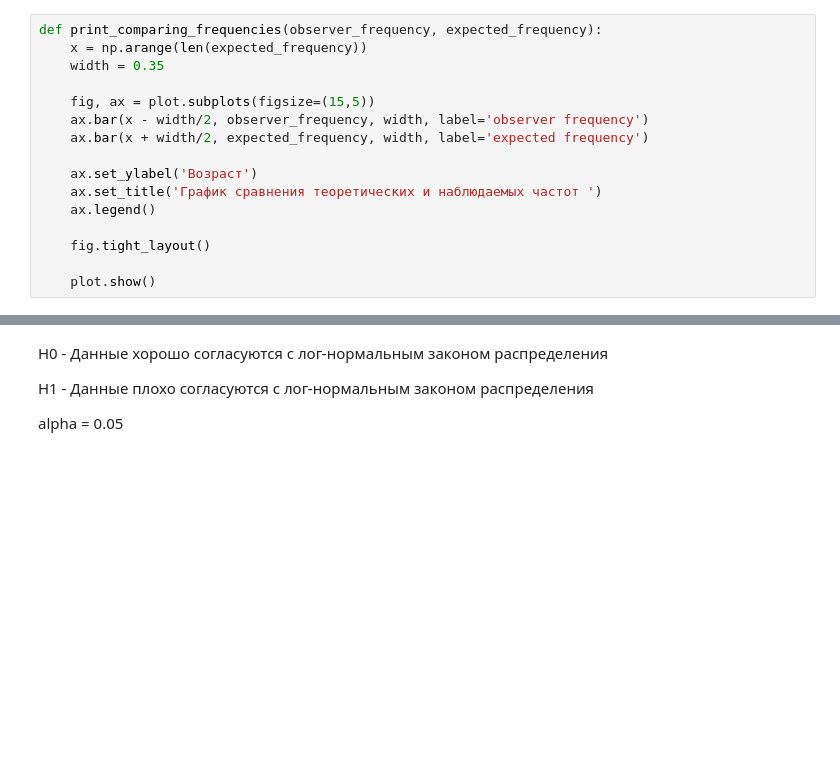
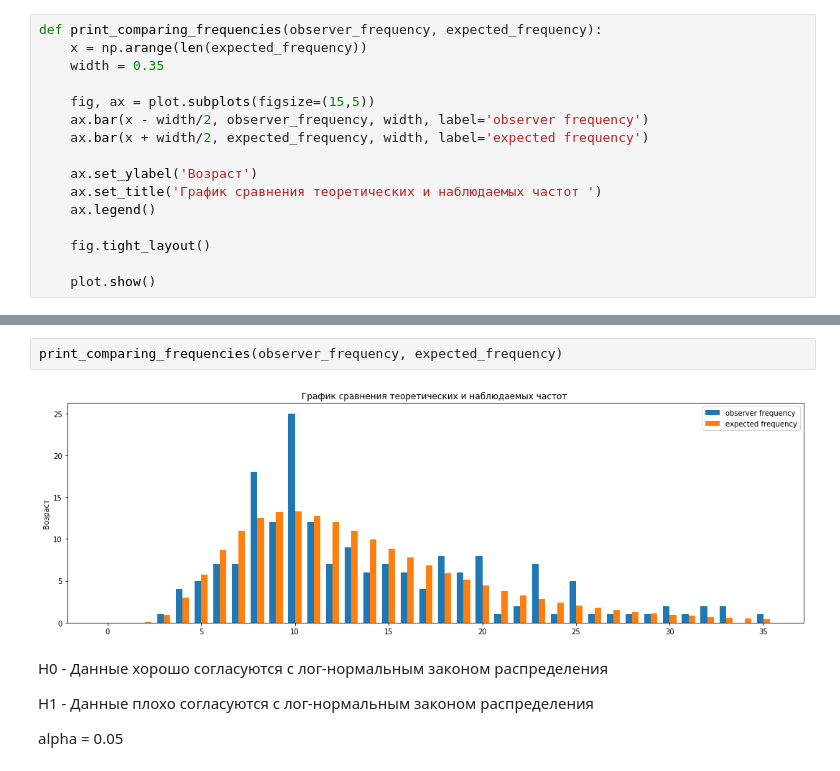
Before and after one commit to Chularev/kaggle_competitions, a Jupyter notebook: CardioGoodFitness/notebook.ipynb, the cells around one changed output, grey strips where cells are left out. Saved outputs shown, nothing was run; the diff lists cells and outputs as text; blank space fills up the shorter version.

```diff
--- a/CardioGoodFitness/notebook.ipynb
+++ b/CardioGoodFitness/notebook.ipynb
@@ -178,3 +175,7 @@ def print_comparing_frequencies(observer_frequency, expected_frequency):
+# %%
+print_comparing_frequencies(observer_frequency, expected_frequency)
+# %% [output]
+[figure, added]
 # %% [markdown]
 H0 - Данные хорошо согласуются с лог-нормальным законом распределения
 
```
Also changed, not shown: parts of 2 cells of this notebook.
